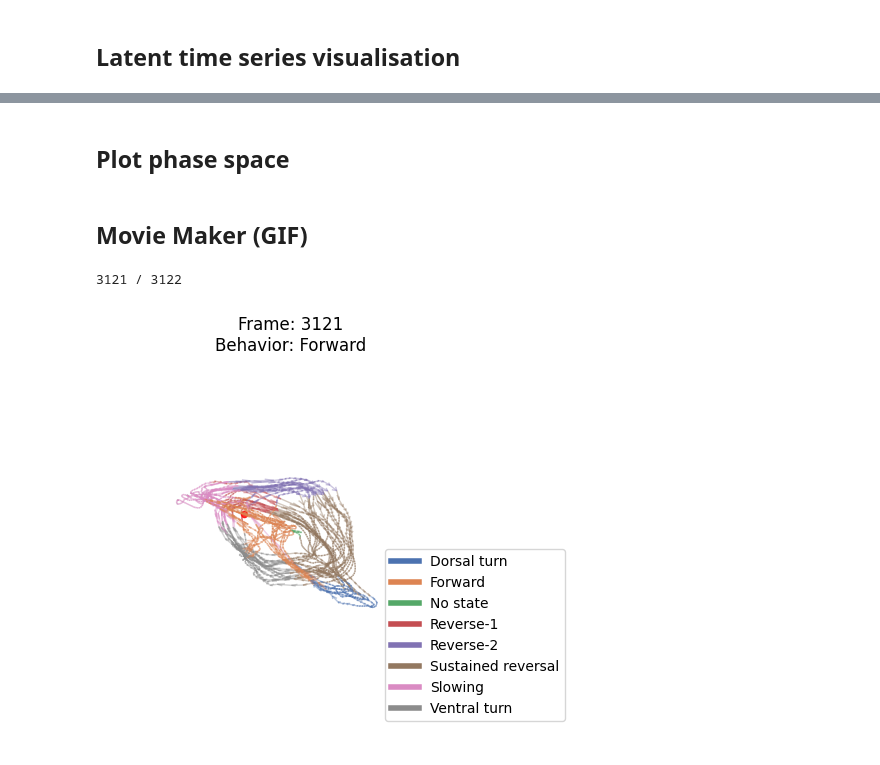
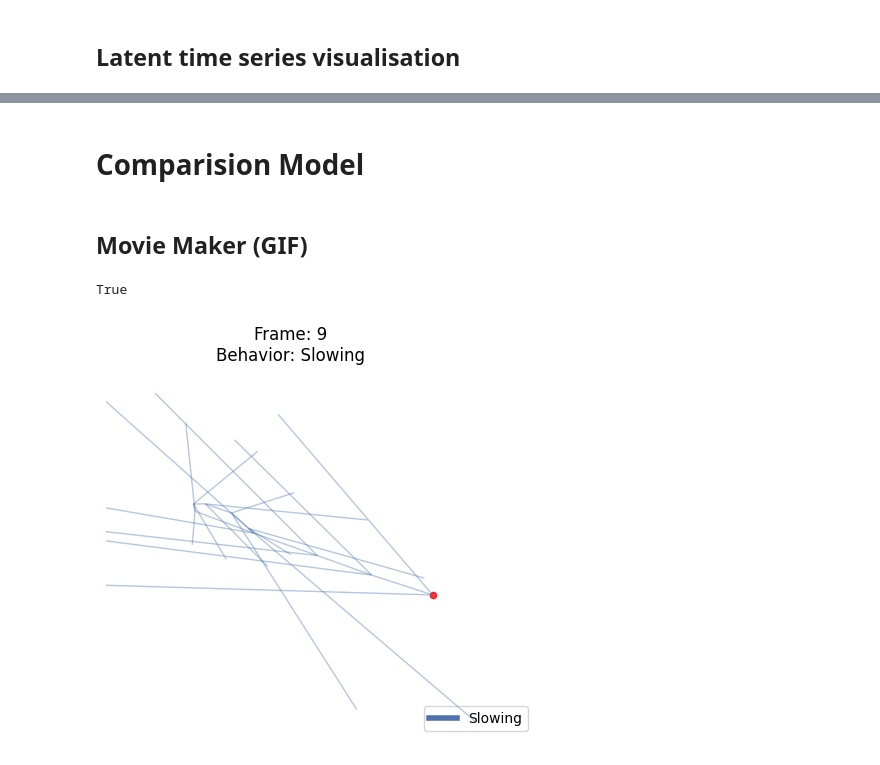
Before and after one commit to neuroinformatics-uni-vienna/NC-MCM, a Jupyter notebook: demos/visualisers.ipynb, the cells around one changed output, grey strips where cells are left out. Drawn from its saved outputs; the diff is of its cells as text; code cells hidden in the pictures.

```diff
--- a/demos/visualisers.ipynb
+++ b/demos/visualisers.ipynb
@@ -41,2 +66,0 @@ vis.plot_latent_timeseries()
-# %% [markdown]
-## Plot phase space
@@ -45,25 +67,23 @@ _, _ = vis.plot_phase_space()
+# %% [markdown]
+# Comparision Model
 # %% [markdown]
 ## Movie Maker (GIF)
 # %%
 # Load Bundle-Net trajectory for visualisation
 y = np.loadtxt('../datasets/generated/saved_embeddings/Y0__BunDLeNet_worm_0')
 b = np.loadtxt('../datasets/generated/saved_embeddings/B__BunDLeNet_worm_0')
-# %%
-nData = y.shape[0]
-vis = LatentSpaceVisualiser(
-    y[:nData],
-    b[:nData],
-    b_names=data.behaviour_names,
-    legend=True
-)
-
-ret = vis.make_movie(
-    fps=30,
-    filename='../figures/worm_0_movie.gif',
-    show_fig=False,
-    #initial_alpha=0.1, # for making background manifold visible
-    #fade_time=10, # how many last frames will be displayed
-)
-# %% [output]
-3121 / 3122
-[figure, removed]
+# %%
+# This can take quite some time to render with bigger datasets
+# That is why we cut our dataset for display purposes:
+vis = LatentSpaceVisualiser(
+    y[:10],
+    b[:10],
+    b_names=data.behaviour_names,
+    legend=True)
+vis.make_movie(
+    fps=30,
+    filename='../figures/worm_0_movie.gif',
+    show_fig=False)
+# %% [output]
+True
+[figure, added]
```
Also changed, not shown: parts of 8 cells of this notebook, 13 other files.
